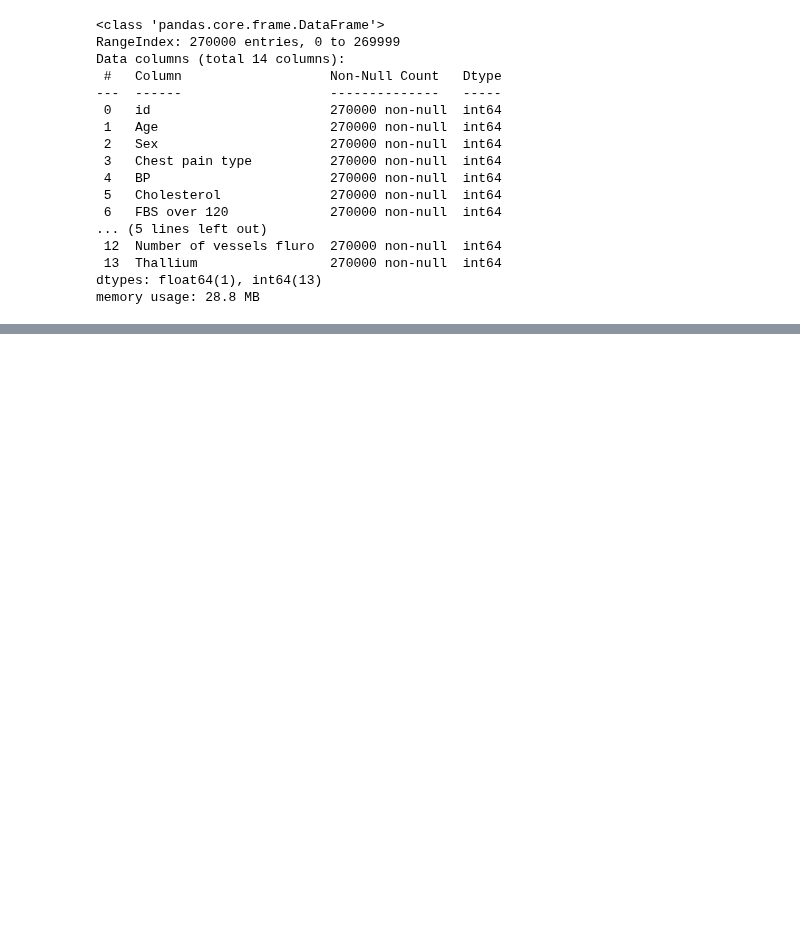
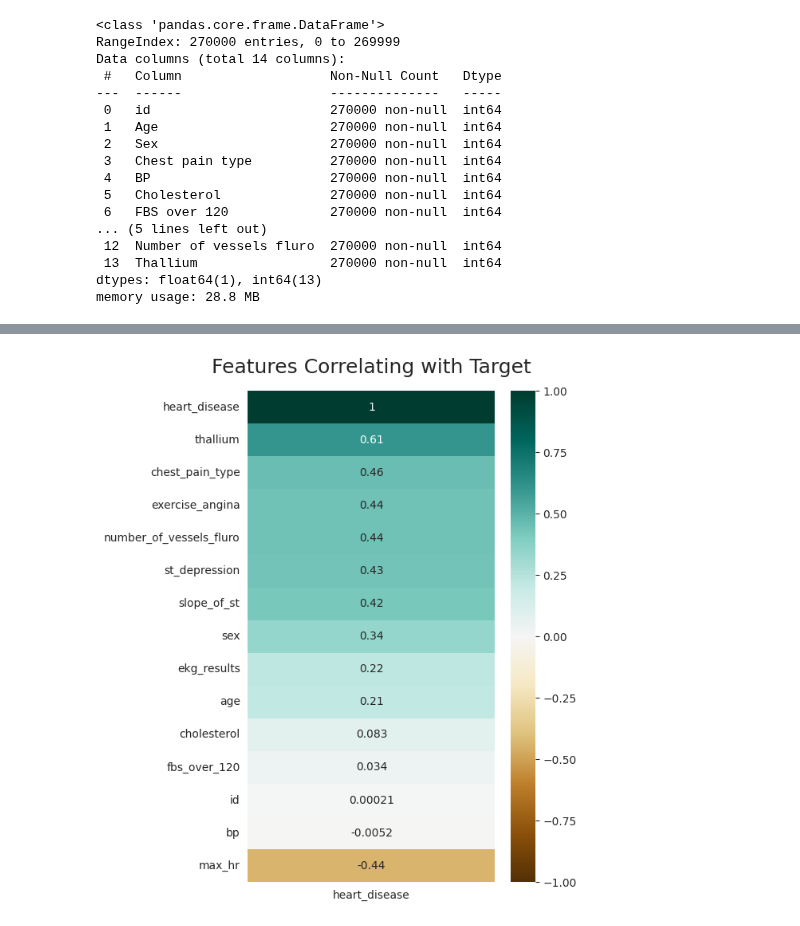
Before and after one commit to jfblanchard/s6e2-predict-heart-disease, a Jupyter notebook: s6e2-predicting-heart-disease-eda.ipynb, the cells around one changed output, grey strips where cells are left out. Cells and saved outputs as stored; diff of their text form; code cells hidden in the pictures; blank space fills up the shorter version.

```diff
--- a/s6e2-predicting-heart-disease-eda.ipynb
+++ b/s6e2-predicting-heart-disease-eda.ipynb
@@ -382,5 +386,7 @@ heatmap.set_title('Correlation Heatmap', fontdict={'fontsize':18}, pad=16);
 # %%
 TARGET = 'heart_disease'
-plt.figure(figsize=(6, 10)) # set size by num of features
+plt.figure(figsize=(5, 8)) # set size by num of features
 heatmap = sns.heatmap(train.corr()[[TARGET]].sort_values(by=TARGET, ascending=False), vmin=-1, vmax=1, annot=True, cmap='BrBG')
 heatmap.set_title('Features Correlating with Target', fontdict={'fontsize':18}, pad=16);
+# %% [output]
+[figure, added]
```
Also changed, not shown: parts of 32 cells of this notebook, 48 other files.
